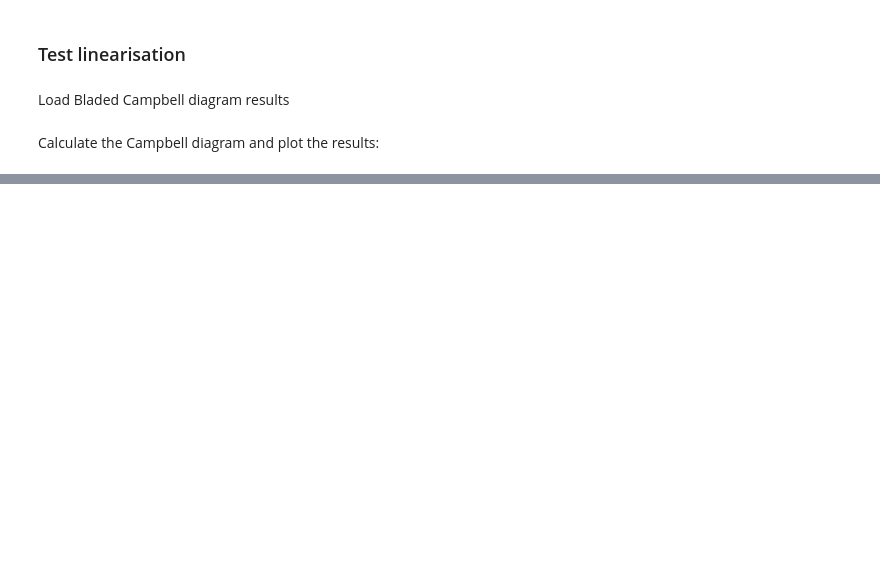
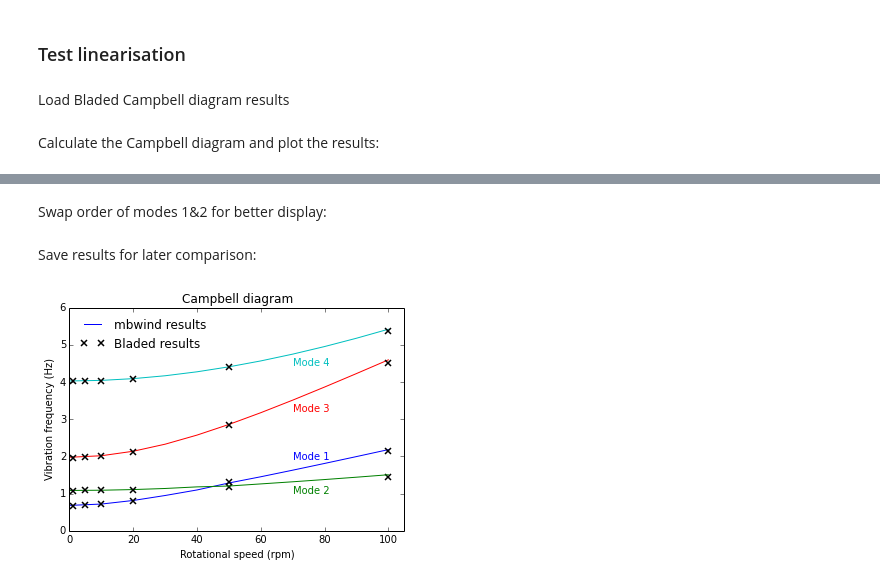
Before and after one commit to ricklupton/mbwind, a Jupyter notebook: examples/Modal rotor Campbell diagram.ipynb, the cells around one changed output, grey strips where cells are left out. Drawn from its saved outputs; the diff is of its cells as text; code cells hidden in the pictures; blank space fills up the shorter version.

```diff
--- a/examples/Modal rotor Campbell diagram.ipynb
+++ b/examples/Modal rotor Campbell diagram.ipynb
@@ -156,11 +152,9 @@ def campbell_diagram(speeds, freqs=None):
 Load Bladed Campbell diagram results
 # %%
 from pybladed.data import BladedRun
-speeds = array([1, 5, 10, 20, 50, 100])
-brun = [BladedRun('/phd_data/bladed/blade_nrel/lin1_%drpm' % speed) for speed in speeds]
-bf1 = np.r_[[run.get('Frequency;3' )[0].magnitude for run in brun]]
-bf2 = np.r_[[run.get('Frequency;6' )[0].magnitude for run in brun]]
-bf3 = np.r_[[run.get('Frequency;9' )[0].magnitude for run in brun]]
-bf4 = np.r_[[run.get('Frequency;12')[0].magnitude for run in brun]]
+bspeeds = array([1, 5, 10, 20, 50, 100])
+brun = [BladedRun('/phd_data/bladed/blade_nrel/lin1_%drpm' % speed) for speed in bspeeds]
+bf = [np.r_[[run.get('Frequency;{}'.format(i))[0].magnitude for run in brun]]
+      for i in [3, 6, 9, 12]]
 # %% [markdown]
 Calculate the Campbell diagram and plot the results:
@@ -257,0 +184,9 @@ plotfreqs(speeds, freqs)
+# %% [markdown]
+Swap order of modes 1&2 for better display:
+# %%
+iswap = 5
+temp = fc[iswap:, 0].copy()
+fc[iswap:, 0] = fc[iswap:, 1]
+fc[iswap:, 1] = temp
+# %% [markdown]
+Save results for later comparison:
@@ -257,0 +195,15 @@ plotfreqs(speeds, freqs)
+# %%
+fig, ax = subplots()
+dy = [0.3, -0.3, -0.3, -0.3]
+ix = 7
+for i in range(4):
+    ax.plot(speeds, fc[:, i]/2/pi, '-', label=('mbwind results' if i == 0 else None))
+    ax.text(speeds[ix], fc[ix, i]/2/pi + dy[i], 'Mode {}'.format(i+1), color='bgrc'[i])
+    ax.plot(bspeeds, bf[i]/2/pi, 'kx', mew=1.5, label=('Bladed results' if i == 0 else None))
+ax.set_xlim(0, 105)
+ax.legend(loc='upper left', frameon=False)
+ax.set_title('Campbell diagram')
+ax.set_xlabel('Rotational speed (rpm)')
+ax.set_ylabel('Vibration frequency (Hz)');
+# %% [output]
+[figure, added]
```
Also changed, not shown: parts of 13 cells of this notebook, 17 other files.
